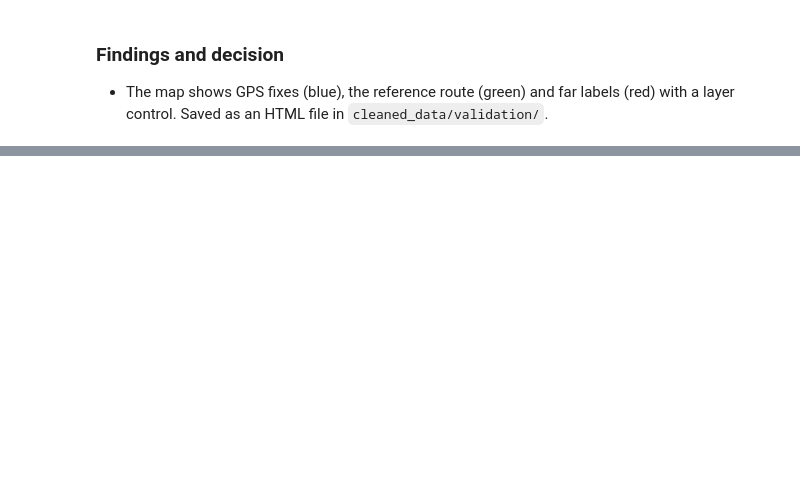
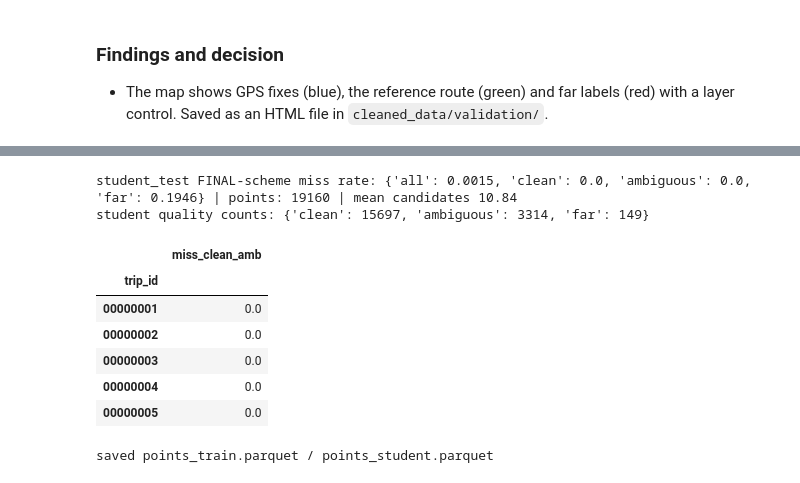
Before and after one commit to cosmocode-source/PATHSNAP, a Jupyter notebook: data_preprocessing/data_preprocessing/PathSnap_Preprocessing.ipynb, the cells around one changed output, grey strips where cells are left out. Cells and saved outputs as stored; diff of their text form; code cells hidden in the pictures; blank space fills up the shorter version.

```diff
--- a/data_preprocessing/data_preprocessing/PathSnap_Preprocessing.ipynb
+++ b/data_preprocessing/data_preprocessing/PathSnap_Preprocessing.ipynb
@@ -502,0 +604,35 @@ folium.LayerControl().add_to(m); m.save(VAL / f"sanity_map_train_{tid}.html"); m
+# %%
+"""Student-test miss rate (DESCRIPTIVE only; nothing is tuned on it)."""
+LQs = lab["student_test"][["trip_id", "gps_row", "arc_id", "label_quality"]].rename(columns={"arc_id": "label_arc"})
+fs = pd.concat([cand_pairs["student_test"][t].assign(trip_id=t)[["trip_id", "gps_row", "arc_id"]] for t in SPLITS["student_test"]], ignore_index=True); fs["is_label"] = 1
+cs = LQs.merge(fs.rename(columns={"arc_id": "label_arc"}), on=["trip_id", "gps_row", "label_arc"], how="left"); cs["in_cand"] = cs.is_label.fillna(0).astype(bool)
+st = {"all": (~cs.in_cand).mean(), **{q_: (~cs.in_cand)[cs.label_quality == q_].mean() for q_ in ("clean", "ambiguous", "far")}}
+print("student_test FINAL-scheme miss rate:", {k: round(float(v), 4) for k, v in st.items()}, "| points:", len(cs), "| mean candidates %.2f" % allp["student_test"].n_candidates.mean())
+print("student quality counts:", cs.label_quality.value_counts().to_dict())
+# per-trip train miss (clean+ambiguous only) -> are a few trips responsible?
+pt_miss = chk[chk.label_quality.isin(["clean", "ambiguous"])].groupby("trip_id").in_cand.apply(lambda x: 1 - x.mean()).sort_values(ascending=False)
+display(pt_miss.head(5).round(4).to_frame("miss_clean_amb"))
+# %% [output]
+student_test FINAL-scheme miss rate: {'all': 0.0015, 'clean': 0.0, 'ambiguous': 0.0, 'far': 0.1946} | points: 19160 | mean candidates 10.84
+student quality counts: {'clean': 15697, 'ambiguous': 3314, 'far': 149}
+|  | miss_clean_amb |
+| trip_id |  |
+| 00000001 | 0.0 |
+| 00000002 | 0.0 |
+| 00000003 | 0.0 |
+| 00000004 | 0.0 |
+| 00000005 | 0.0 |
+# %%
+"""Save the per-point candidate summary (the miss rate is reproducible from it) and log the decisions."""
+for s, chk_ in (("train", chk), ("student_test", cs)):
+    pts_s = allp[s].merge(chk_[["trip_id", "gps_row", "label_quality", "in_cand"]].rename(columns={"in_cand": "label_in_candidates"}), on=["trip_id", "gps_row"], how="left")
+    pts_s.to_parquet(OUTD / ("points_train.parquet" if s == "train" else "points_student.parquet"), index=False)
+final = miss_tbl.iloc[-1]
+log_decision("4.4", "miss_rate_final_train_all", round(float(final.miss_all), 5), "final scheme, all train points")
+log_decision("4.4", "miss_rate_final_train_clean", round(float(final.miss_clean), 5), "final scheme, clean labels")
+log_decision("4.4", "share_fallback_train", round(float((pt_tr.candidate_source == "fallback").mean()), 4), "points using the 100 m fallback")
+log_decision("4.4", "share_nearest_k_train", round(float((pt_tr.candidate_source == "nearest_k").mean()), 4), "points using nearest-K")
+log_decision("4.4", "miss_rate_final_student_all", round(float(st["all"]), 5), "descriptive only")
+print("saved points_train.parquet / points_student.parquet")
+# %% [output]
+saved points_train.parquet / points_student.parquet
```
Also changed, not shown: parts of 9 cells of this notebook, 8 other files.
